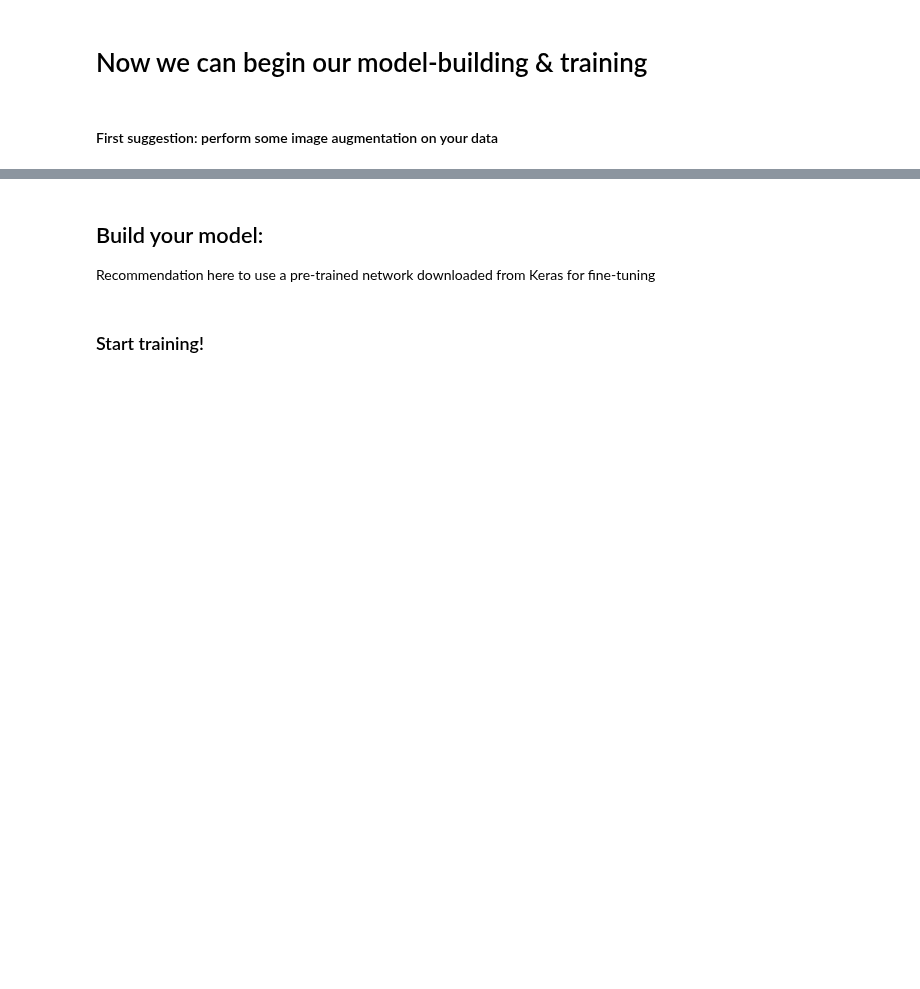
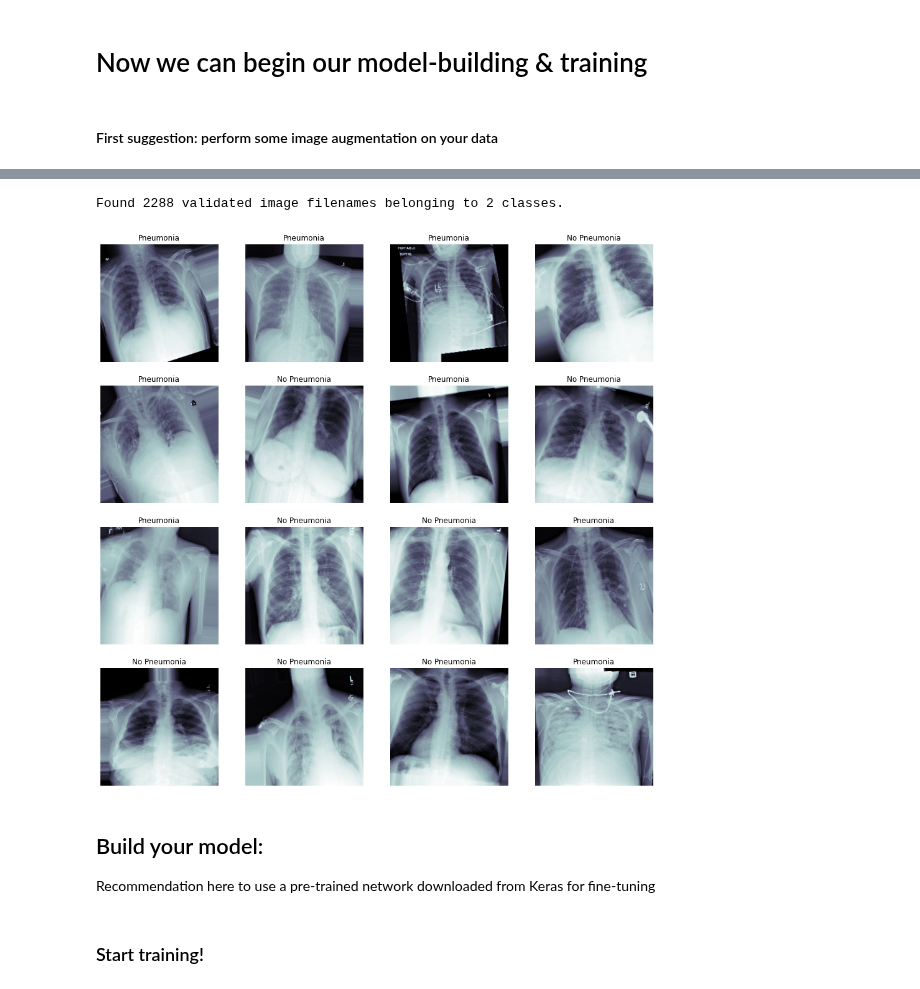
Before and after one commit to pdagger/AI_Healthcare_Projects, a Jupyter notebook: Pneumonia_Detection_Chest_X-Rays/Build and train model.ipynb, the cells around one changed output, grey strips where cells are left out. Drawn from its saved outputs; the diff is of its cells as text; code cells hidden in the pictures; blank space fills up the shorter version.

Commit message:
Corrected generators/visualize samples

```diff
--- a/Pneumonia_Detection_Chest_X-Rays/Build and train model.ipynb
+++ b/Pneumonia_Detection_Chest_X-Rays/Build and train model.ipynb
@@ -54,3 +57,11 @@ Labels:  ['Atelectasis' 'Cardiomegaly' 'Consolidation' 'Edema' 'Effusion'
 | 3 | 00000002_000.png | No Finding | 0 | 2 | 81 | M | PA | ... |
 | 4 | 00000003_000.png | Hernia | 0 | 3 | 81 | F | PA | ... |
 5 rows × 28 columns
+# %%
+## Here we can create a new column called 'pneumonia_class' that will allow us to look at
+## images with or without pneumonia for binary classification
+
+all_xray_df["pneumonia_class"] = "no_pneumonia"
+all_xray_df.pneumonia_class[all_xray_df.Pneumonia == 1] = "pneumonia"
+
+all_xray_df.head()
@@ -69,10 +92,10 @@ def create_splits(df):
     # take population younger than 100 years old
     df = df[df["Patient Age"] < 100]
     # train test split according to Pneumonia column
-    train_data, val_data = skl.train_test_split(df, test_size=0.2, stratify=vargs.Pneumonia)
+    train_data, val_data = skl.train_test_split(df, test_size=0.2, stratify=df.Pneumonia)
     # balance train_data to be 50/50 pneumonia and non-pneumonia
-    p_filt = (Pneumonia == 1)
-    np_filt = (Pneumonia == 0)
+    p_filt = (df.Pneumonia == 1)
+    np_filt = (df.Pneumonia == 0)
     pneumonia_cases = len(train_data[p_filt])
     train_data = train_data[p_filt].append(train_data[np_filt].sample(pneumonia_cases))
 
@@ -129,12 +152,12 @@ def train_gen(train_df, image_size, batch_size):
     ## Create the actual generators using the output of my_image_augmentation for your training data
     ## Suggestion here to use the flow_from_dataframe library, e.g.:
 
-    train_idg = image_augmentation
+    train_idg = image_augmentation()
 
     train_gen = train_idg.flow_from_dataframe(dataframe=train_df, \
-                                         directory=None, \
-                                         x_col = "Image Index", \
-                                         y_col = "Pneumonia", \
+                                         directory = None, \
+                                         x_col = "path", \
+                                         y_col = "pneumonia_class", \
                                          class_mode = 'binary', \
                                          target_size = image_size, \
                                          batch_size = batch_size \
@@ -149,9 +172,9 @@ def val_gen(val_data, image_size, batch_size):
     val_idg = ImageDataGenerator(rescale = 1. / 255)
 
     val_gen = val_idg.flow_from_dataframe(dataframe = val_data, \
-                                             directory=None, \
-                                             x_col = "Image Index", \
-                                             y_col = "Pneumonia", \
+                                             directory = None, \
+                                             x_col = "path", \
+                                             y_col = "pneumonia_class", \
                                              class_mode = 'binary', \
                                              target_size = image_size, \
                                              batch_size = batch_size \
@@ -169,17 +192,22 @@ NameError: name 'val_data' is not defined
 # %%
 ## May want to look at some examples of our augmented training data.
 ## This is helpful for understanding the extent to which data is being manipulated prior to training,
 ## and can be compared with how the raw data look prior to augmentation
+
+train_gen = train_gen(train_data, image_size, batch_size)
 
 t_x, t_y = next(train_gen)
 fig, m_axs = plt.subplots(4, 4, figsize = (16, 16))
 for (c_x, c_y, c_ax) in zip(t_x, t_y, m_axs.flatten()):
     c_ax.imshow(c_x[:,:,0], cmap = 'bone')
     if c_y == 1:
         c_ax.set_title('Pneumonia')
     else:
         c_ax.set_title('No Pneumonia')
     c_ax.axis('off')
+# %% [output]
+Found 2288 validated image filenames belonging to 2 classes.
+[figure, added]
 # %% [markdown]
 ## Build your model:
 
```
Also changed, not shown: parts of 4 cells of this notebook.
